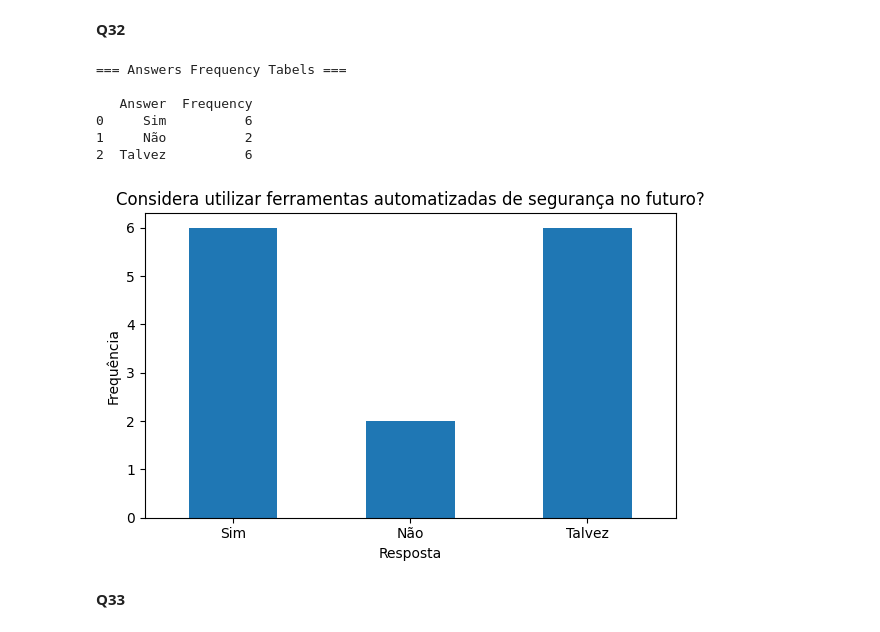
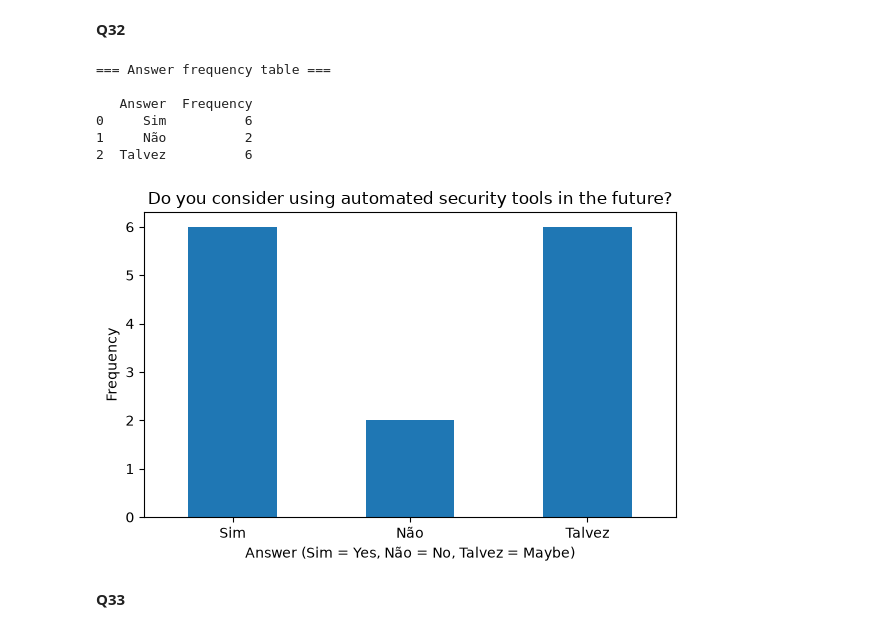
Before and after one commit to reset-ufc/appsec-practices-characterization-survey, a Jupyter notebook: RQ3_part2_analysis.ipynb, the cells around one changed output. Drawn from its saved outputs; the diff is of its cells as text; code cells hidden in the pictures.

Commit message:
fix analyses, translate to English, add RQ3 tables

```diff
--- a/RQ3_part2_analysis.ipynb
+++ b/RQ3_part2_analysis.ipynb
@@ -160,16 +204,16 @@ years_experience_sec_map = {
 
 
 def direct_exp_specialist_interaction(row):
-    if row['especialista'] and row['experiencia_direta']:
+    if row['specialist'] and row['direct_experience']:
         return 3
-    elif row['experiencia_direta'] and not row['especialista']:
+    elif row['direct_experience'] and not row['specialist']:
         return 2
     else:
         return 1
 
 
 def direct_exp_specialist_relation(row):
-    return (row['especialista'] + row['experiencia_direta']) / 2
+    return (row['specialist'] + row['direct_experience']) / 2
 
 
 df[years_experience_dev_col] = df[years_experience_dev_col].map(
@@ -182,11 +226,9 @@ df[years_experience_sec_col] = df[years_experience_sec_col].map(
     years_experience_sec_map
 )
 # %%
-df['especialista'] = df[specialist_role_col].apply(
-    lambda x: 1 if x in specialist_answers else 0
-)
+df['specialist'] = df[specialist_role_col].apply(is_specialist)
 
-df['experiencia_direta'] = df[direct_experience_col].apply(
+df['direct_experience'] = df[direct_experience_col].apply(
     lambda x: 1 if x == has_experience_answer else 0
 )
 
@@ -546,13 +581,13 @@ def contar_ferramentas_por_grupo(df, grupo_resposta):
 # %%
 count = answers.value_counts().reindex(valid_options, fill_value=0)
 # %%
-tabel = count.reset_index()
-tabel.columns = ["Answer", "Frequency"]
+table = count.reset_index()
+table.columns = ["Answer", "Frequency"]
 
-print("\n=== Answers Frequency Tabels ===\n")
-print(tabel)
+print("\n=== Answer frequency table ===\n")
+print(table)
 # %% [output]
-=== Answers Frequency Tabels ===
+=== Answer frequency table ===
 
    Answer  Frequency
 0     Sim          6
@@ -561,14 +596,14 @@ print(tabel)
 # %%
 plt.figure(figsize=(6, 4))
 count.plot(kind='bar')
-plt.xlabel("Resposta")
-plt.ylabel("Frequência")
-plt.title("Considera utilizar ferramentas automatizadas de segurança no futuro?")
+plt.xlabel("Answer (Sim = Yes, Não = No, Talvez = Maybe)")
+plt.ylabel("Frequency")
+plt.title("Do you consider using automated security tools in the future?")
 plt.xticks(rotation=0)
 plt.tight_layout()
 plt.show()
 # %% [output]
-[figure, old version]
+[figure, new version]
 # %% [markdown]
 **Q33**
 # %%
```
Also changed, not shown: parts of 39 cells of this notebook, 34 other files.
